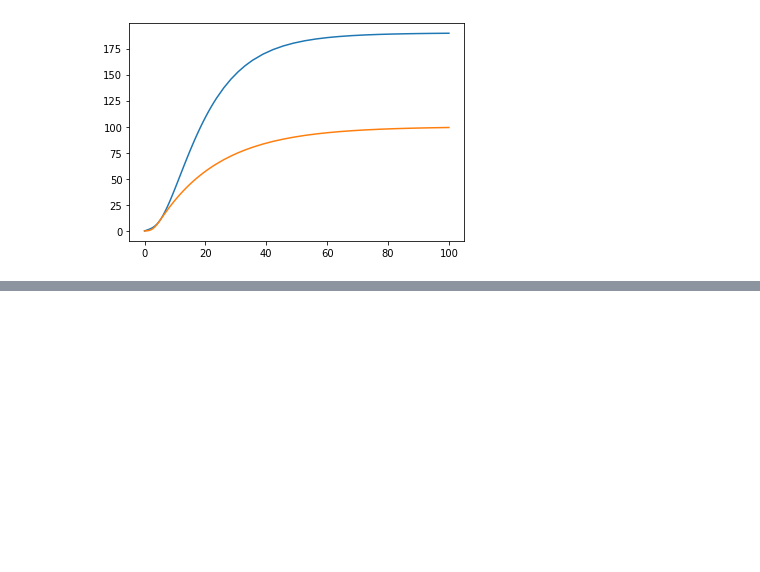
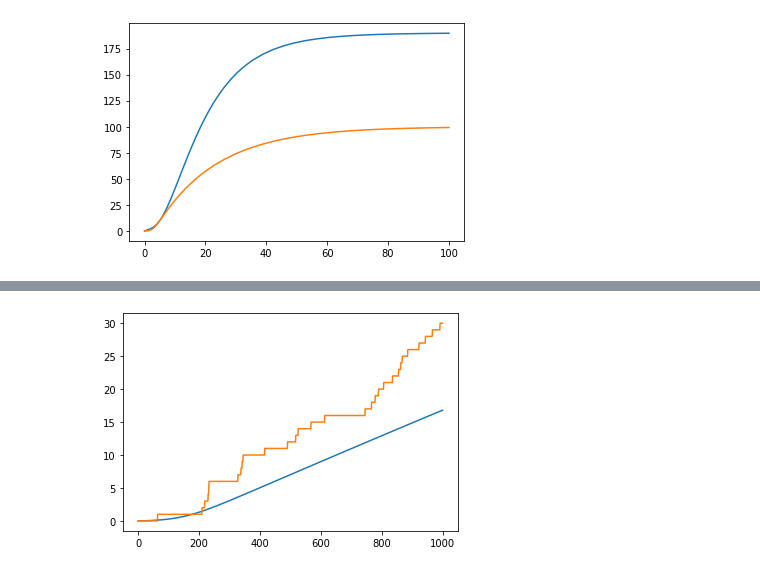
Before and after one commit to brianxiang123/Covid-19-Spread-Analysis, a Jupyter notebook: Spread Simulation.ipynb, the cells around one changed output, grey strips where cells are left out. Cells and saved outputs as stored; diff of their text form; code cells hidden in the pictures; blank space fills up the shorter version.

```diff
--- a/Spread Simulation.ipynb
+++ b/Spread Simulation.ipynb
@@ -68,0 +192,6 @@ mks.plot(2)
+# %%
+plt.plot(sis.timestamps, sis.simulation[sis.cases * 1 + 1])
+plt.plot(dsis.timestamps, np.array(dsis.infected).T[1])
+plt.show()
+# %% [output]
+[figure, added]
```
Also changed, not shown: parts of 30 cells of this notebook.
